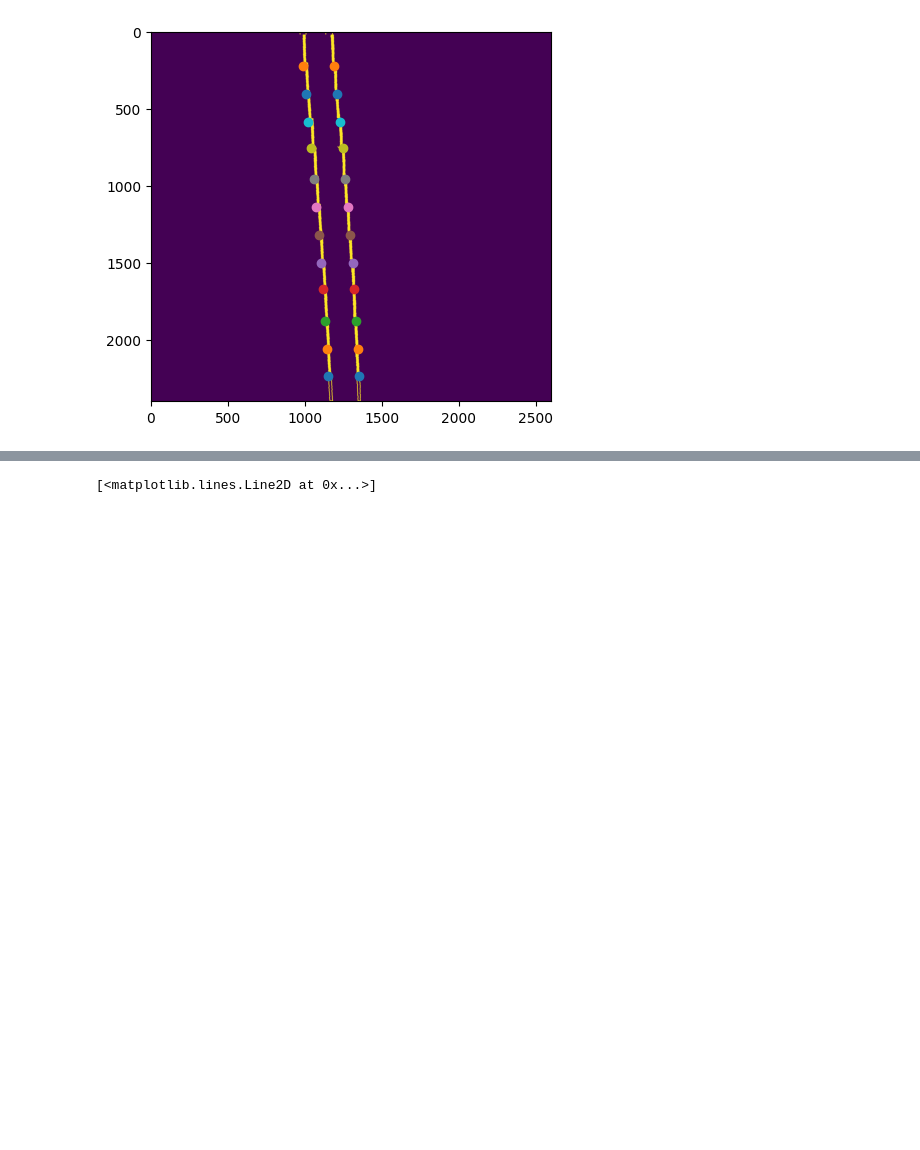
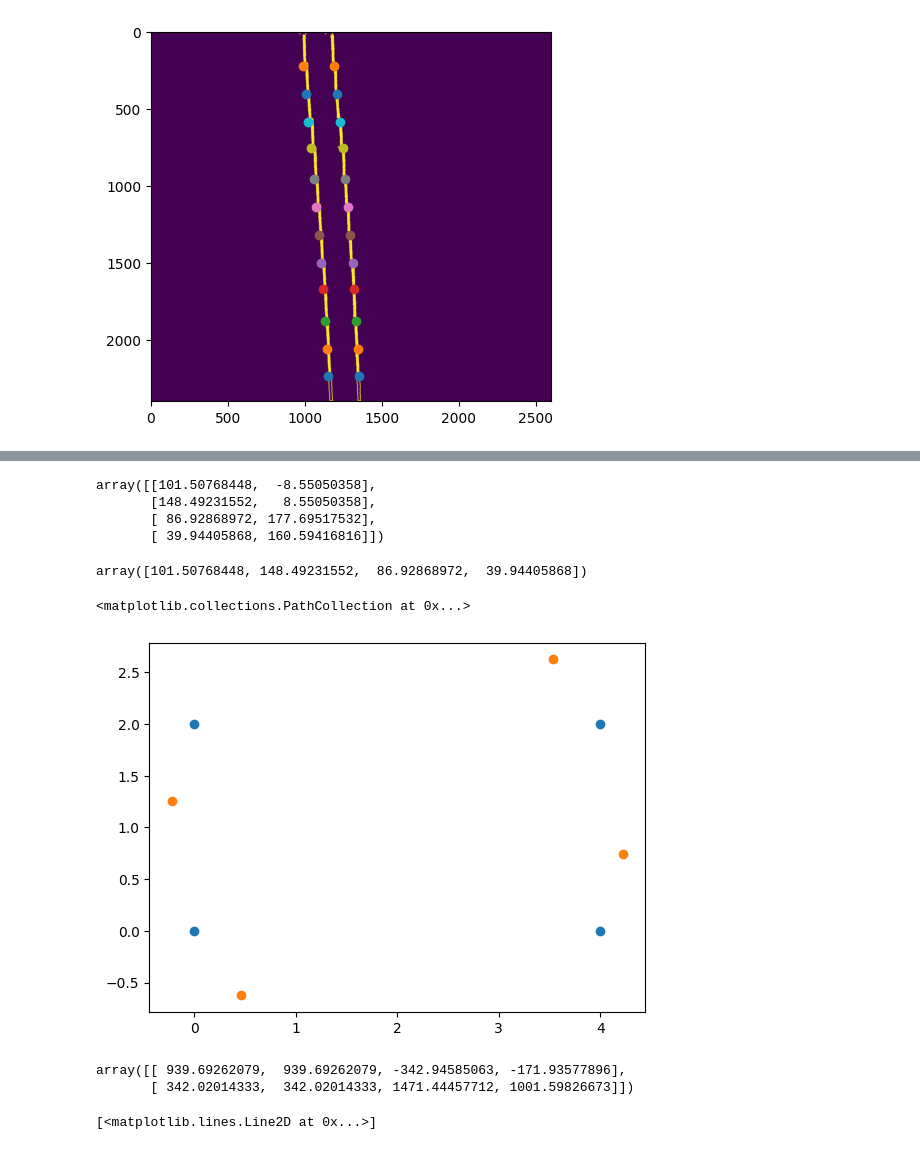
Before and after one commit to Andrudewt/perspective, a Jupyter notebook: main.ipynb, the cells around one changed output, grey strips where cells are left out. Cells and saved outputs as stored; diff of their text form; code cells hidden in the pictures; blank space fills up the shorter version.

```diff
--- a/main.ipynb
+++ b/main.ipynb
@@ -425 +464,51 @@ y_centr.shape
+# %%
+rotated_rectangle
+# %% [output]
+array([[101.50768448,  -8.55050358],
+       [148.49231552,   8.55050358],
+       [ 86.92868972, 177.69517532],
+       [ 39.94405868, 160.59416816]])
+# %%
+rotated_rectangle[:, 0]
+# %% [output]
+array([101.50768448, 148.49231552,  86.92868972,  39.94405868])
+# %%
+# Координаты прямоугольника
+rectangle = np.array([
+    [0, 0],
+    [4, 0],
+    [4, 2],
+    [0, 2]
+])
+
+# Точка, вокруг которой хотим повернуть (например, центр прямоугольника)
+pivot_point = np.array([2, 1])
+
+# Угол поворота
+theta = np.radians(20)
+c, s = np.cos(theta), np.sin(theta)
+rotation_matrix = np.array([
+    [c, -s],
+    [s,  c]
+])
+
+# 1. Переносим прямоугольник так, чтобы точка pivot оказалась в (0, 0)
+shifted_rect = rectangle - pivot_point
+
+# 2. Поворачиваем сдвинутые точки
+rotated_shifted_rect = (rotation_matrix @ shifted_rect.T).T
+
+# 3. Возвращаем прямоугольник обратно на исходное место
+rotated_rectangle = rotated_shifted_rect + pivot_point
+
+plt.scatter(rectangle[:, 0], rectangle[:, 1])
+plt.scatter(rotated_rectangle[:, 0], rotated_rectangle[:, 1])
+# %% [output]
+<matplotlib.collections.PathCollection at 0x...>
+[figure, added]
+# %%
+rotated_rectangle
+# %% [output]
+array([[ 939.69262079,  939.69262079, -342.94585063, -171.93577896],
+       [ 342.02014333,  342.02014333, 1471.44457712, 1001.59826673]])
 # %%
```
Also changed, not shown: parts of 5 cells of this notebook.
